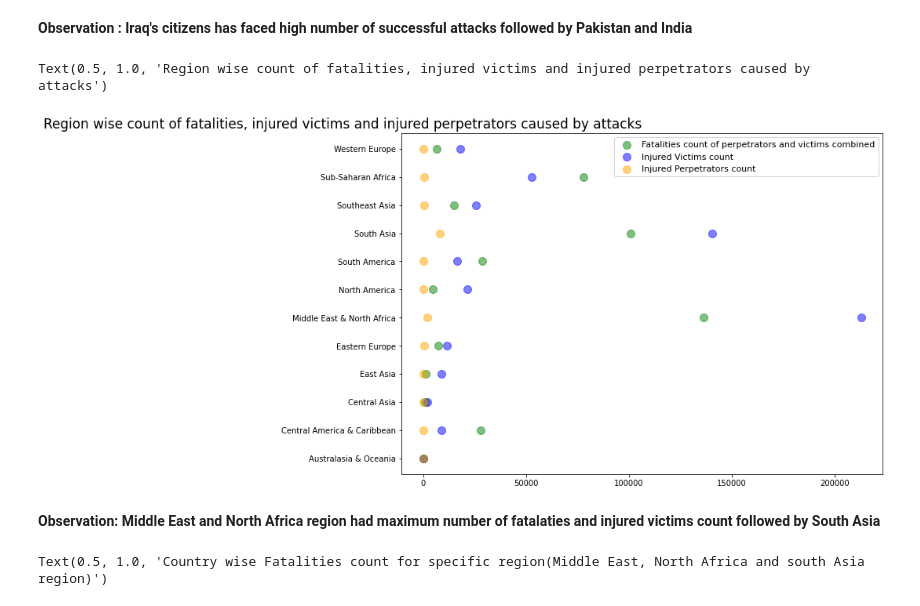
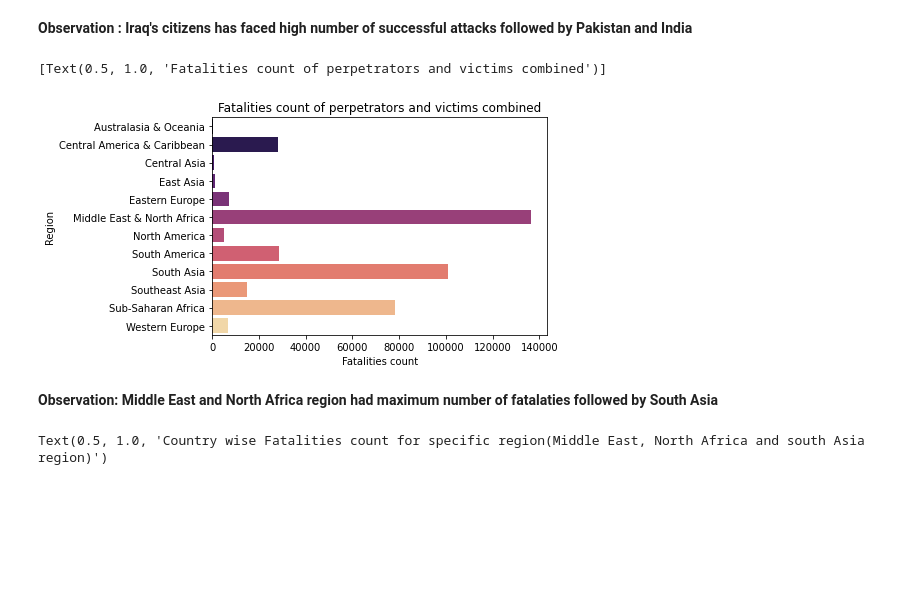
Before and after one commit to SAKSHIDHYANI/Global-Terrorism-Analysis, a Jupyter notebook: Global_Terrorism_Analysis.ipynb, the cells around one changed output. Cells and saved outputs as stored; diff of their text form; code cells hidden in the pictures; blank space fills up the shorter version.

Commit message:
Adding visualizations

```diff
--- a/Global_Terrorism_Analysis.ipynb
+++ b/Global_Terrorism_Analysis.ipynb
@@ -554,19 +546,14 @@ GTD_data_selected2.reset_index(inplace = True)
-# %%
-# Plotting graph for fatalaties count,injured victims and injured perpetarators count region wise
-
-plt.scatter(GTD_data_selected['Fatalities count'],GTD_data_selected['Region'], color='green',alpha=0.5,s=100,label = "Fatalities count of perpetrators and victims combined")
-plt.scatter(GTD_data_selected1['Injured victims'],GTD_data_selected1['Region'], color='blue',alpha=0.5,s=100,label= "Injured Victims count")
-plt.scatter(GTD_data_selected2['Injured Perpetrators'],GTD_data_selected2['Region'],color="orange",s=100,alpha=0.5,label="Injured Perpetrators count")
-
-fig = plt.gcf()
-fig.set_size_inches(11, 8)
-plt.legend(fontsize=11)
-plt.title("Region wise count of fatalities, injured victims and injured perpetrators caused by attacks",fontsize=17,horizontalalignment= 'right')
-# %% [output]
-Text(0.5, 1.0, 'Region wise count of fatalities, injured victims and injured perpetrators caused by attacks')
-[figure, removed]
+# %%
+# Plotting graph for fatalaties count,injured victims and injured perpetarators count region wise
+
+
+
+sns.barplot(y=GTD_data_selected['Region'],x=GTD_data_selected['Fatalities count'],palette = "magma",dodge=False).set(title="Fatalities count of perpetrators and victims combined")
+# %% [output]
+[Text(0.5, 1.0, 'Fatalities count of perpetrators and victims combined')]
+[figure, added]
 # %% [markdown]
-**Observation: Middle East and North Africa region had maximum number of fatalaties and injured victims count followed by South Asia**
+**Observation: Middle East and North Africa region had maximum number of fatalaties followed by South Asia**
 # %%
 # Since Middle East and North Africa region showed high number of fatalities. Let's check out the number of fatalities for the countries lying in this region
 GTD_data_selected = GTD_data[((GTD_data['Region'] == "Middle East & North Africa")  | (GTD_data['Region'] == "South Asia")) & (GTD_data['Fatalities count'] > 0)]
```
Also changed, not shown: parts of 14 cells of this notebook.
